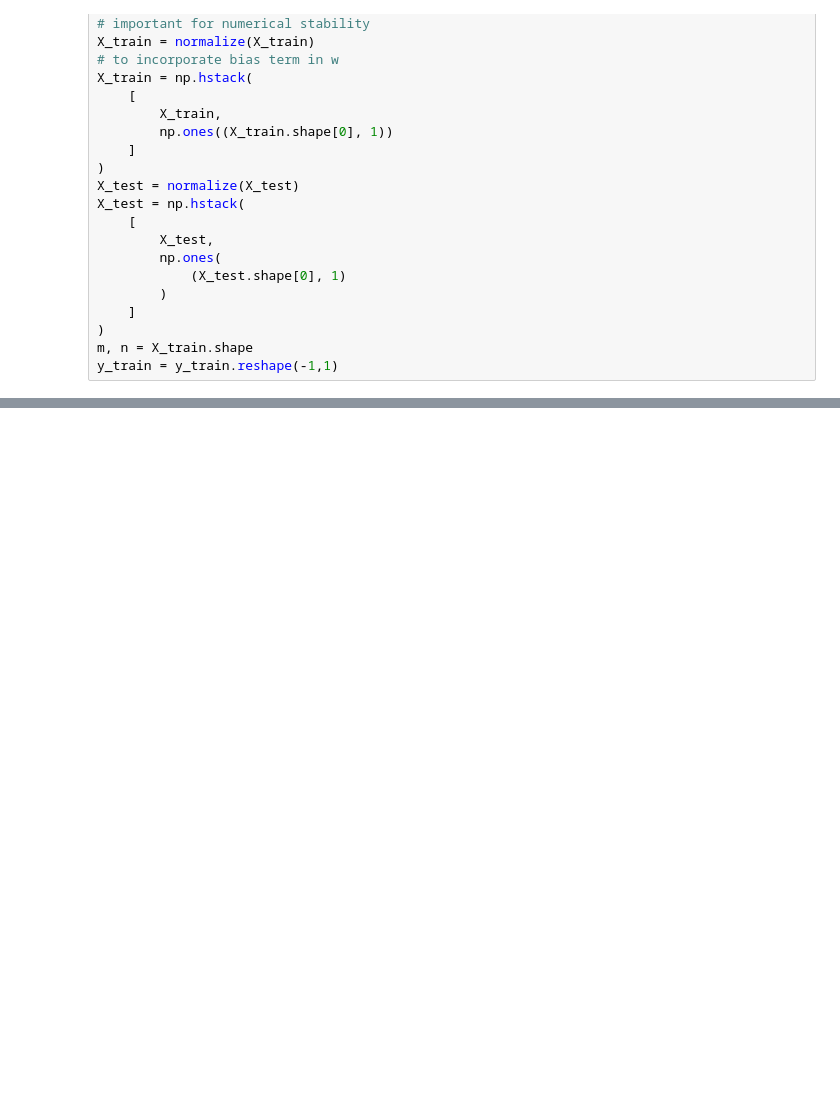
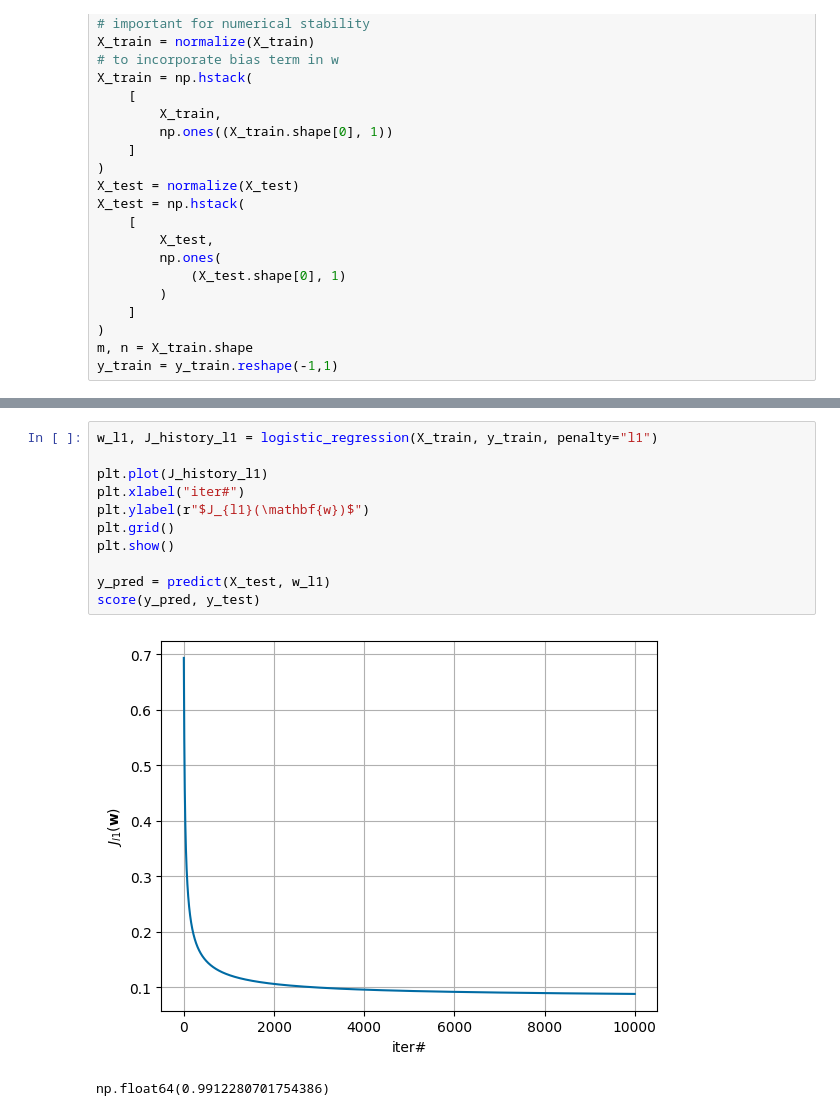
Before and after one commit to mtanviruzzaman/ml-logistic-regression, a Jupyter notebook: logreg_scratch.ipynb, the cells around one changed output, grey strips where cells are left out. Cells and saved outputs as stored; diff of their text form; blank space fills up the shorter version.

```diff
--- a/logreg_scratch.ipynb
+++ b/logreg_scratch.ipynb
@@ -85,0 +113,14 @@ np.float64(0.9824561403508771)
+# %%
+w_l1, J_history_l1 = logistic_regression(X_train, y_train, penalty="l1")
+
+plt.plot(J_history_l1)
+plt.xlabel("iter#")
+plt.ylabel(r"$J_{l1}(\mathbf{w})$")
+plt.grid()
+plt.show()
+
+y_pred = predict(X_test, w_l1)
+score(y_pred, y_test)
+# %% [output]
+[figure, added]
+np.float64(0.9912280701754386)
```
Also changed, not shown: parts of 6 cells of this notebook.
